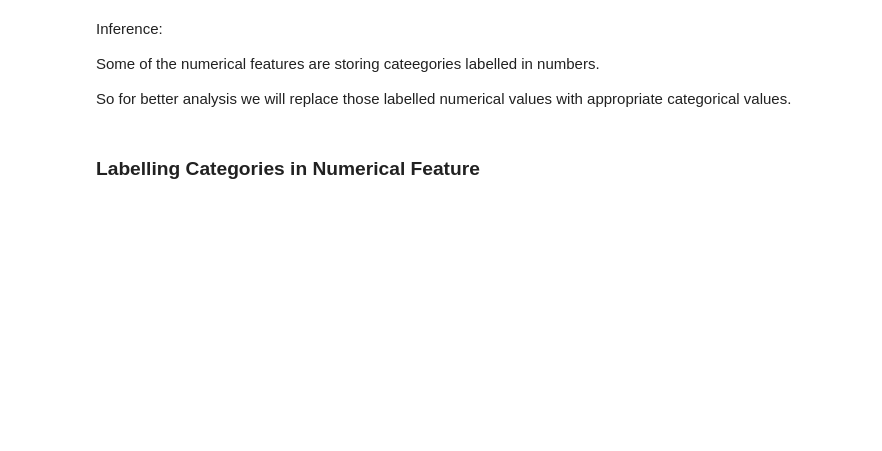
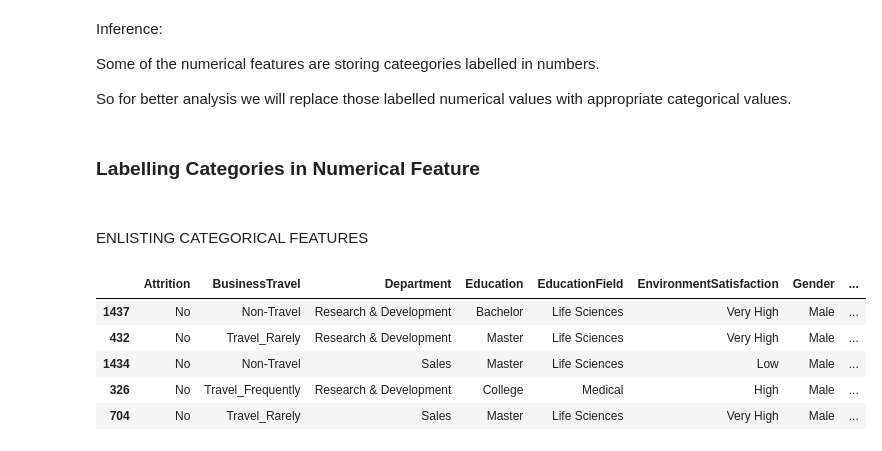
Before and after one commit to Sakshi-Dhakad14/HR-Analytics-Employee-Performance-, a Jupyter notebook: CODE/01_Data_Preparation.ipynb, the cells around one changed output. Drawn from its saved outputs; the diff is of its cells as text; code cells hidden in the pictures; blank space fills up the shorter version.

```diff
--- a/CODE/01_Data_Preparation.ipynb
+++ b/CODE/01_Data_Preparation.ipynb
@@ -112,0 +134,13 @@ So for better analysis we will replace those labelled numerical values with appr
+# %% [markdown]
+###
+ENLISTING CATEGORICAL FEATURES
+# %%
+employee_data.select_dtypes(include="O").sample(5).style.set_properties(**{'background-color': '#E9F6E2',
+                                                                'color': 'black','border-color': '#8b8c8c'})
+# %% [output]
+|  | Attrition | BusinessTravel | Department | Education | EducationField | EnvironmentSatisfaction | Gender | ... |
+| 1437 | No | Non-Travel | Research & Development | Bachelor | Life Sciences | Very High | Male | ... |
+| 432 | No | Travel_Rarely | Research & Development | Master | Life Sciences | Very High | Male | ... |
+| 1434 | No | Non-Travel | Sales | Master | Life Sciences | Low | Male | ... |
+| 326 | No | Travel_Frequently | Research & Development | College | Medical | High | Male | ... |
+| 704 | No | Travel_Rarely | Sales | Master | Life Sciences | Very High | Male | ... |
```
Also changed, not shown: parts of 32 cells of this notebook, 24 other files.
